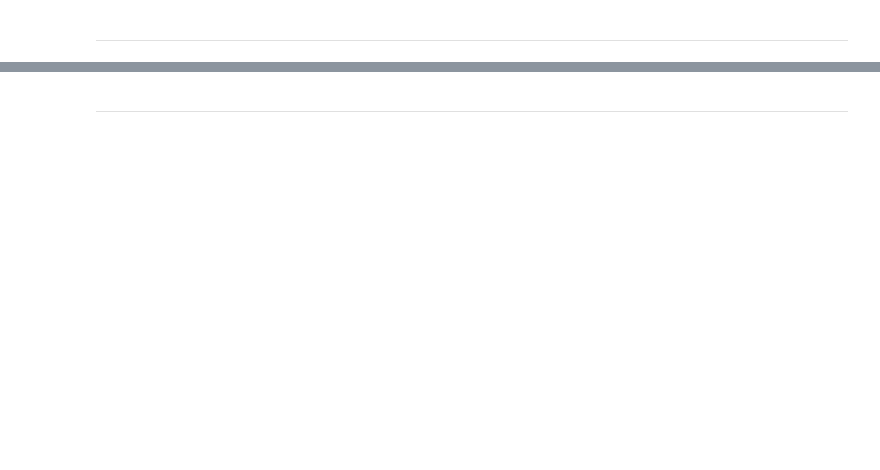
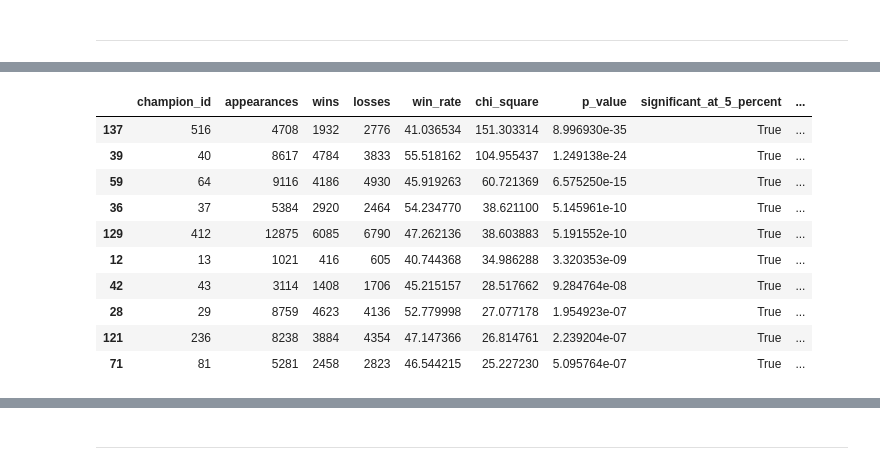
Before and after one commit to Abauker/League-of-Legends-Ranked-Match-Analysis, a Jupyter notebook: jupyter_notebooks/Statistical Analysis.ipynb, the cells around one changed output, grey strips where cells are left out. Cells and saved outputs as stored; diff of their text form; code cells hidden in the pictures; blank space fills up the shorter version.

Commit message:
Completed Readme, EDA, ETL, and Statistical Analysis. Added CleanedData.csv

```diff
--- a/jupyter_notebooks/Statistical Analysis.ipynb
+++ b/jupyter_notebooks/Statistical Analysis.ipynb
@@ -54,0 +59,3 @@ import seaborn as sns
+# %%
+df = pd.read_csv("Dataset/CleanedData/cleanData.csv")
+df.head()
@@ -68,0 +173,73 @@ This hypothesis is this thing
+# %%
+from scipy import stats
+
+# Count wins and losses for every champion appearance.
+champion_columns = [
+    f"{team}_champ{champion_number}id"
+    for team in ("t1", "t2")
+    for champion_number in range(1, 6)
+]
+
+champion_records = []
+for champion_column in champion_columns:
+    team = 1 if champion_column.startswith("t1_") else 2
+    champion_records.append(
+        pd.DataFrame({
+            "champion_id": df[champion_column],
+            "win": (df["winner"] == team).astype(int)
+        })
+    )
+
+champion_results = pd.concat(champion_records, ignore_index=True)
+champion_summary = champion_results.groupby("champion_id")["win"].agg(
+    appearances="count",
+    wins="sum"
+)
+champion_summary["losses"] = champion_summary["appearances"] - champion_summary["wins"]
+champion_summary["win_rate"] = champion_summary["wins"] / champion_summary["appearances"] * 100
+
+# Test each champion's observed wins/losses against an expected 50/50 split.
+alpha = 0.05
+chi_square_results = []
+for champion_id, row in champion_summary.iterrows():
+    observed = [row["wins"], row["losses"]]
+    expected = [row["appearances"] / 2, row["appearances"] / 2]
+    statistic, p_value = stats.chisquare(observed, f_exp=expected)
+    chi_square_results.append({
+        "champion_id": champion_id,
+        "appearances": int(row["appearances"]),
+        "wins": int(row["wins"]),
+        "losses": int(row["losses"]),
+        "win_rate": row["win_rate"],
+        "chi_square": statistic,
+        "p_value": p_value
+    })
+
+chi_square_results = pd.DataFrame(chi_square_results).sort_values("p_value")
+bonferroni_alpha = alpha / len(chi_square_results)
+chi_square_results["significant_at_5_percent"] = chi_square_results["p_value"] < alpha
+chi_square_results["significant_after_bonferroni"] = (
+    chi_square_results["p_value"] < bonferroni_alpha
+)
+
+# A pooled test is included for completeness, but is balanced by construction:
+# every match contributes five winning and five losing champion appearances.
+pooled_observed = [champion_summary["wins"].sum(), champion_summary["losses"].sum()]
+pooled_expected = [sum(pooled_observed) / 2, sum(pooled_observed) / 2]
+pooled_statistic, pooled_p_value = stats.chisquare(
+    pooled_observed,
+    f_exp=pooled_expected
+)
+
+print(f"Pooled chi-square statistic: {pooled_statistic:.2f}")
+print(f"Pooled p-value: {pooled_p_value:.6g}")
+print(f"Champions significant at 5%: {chi_square_results['significant_at_5_percent'].sum()}")
+print(f"Champions significant after Bonferroni correction: {chi_square_results['significant_after_bonferroni'].sum()}")
+
+if chi_square_results["significant_after_bonferroni"].any():
+    print("Conclusion: Reject the null hypothesis for the affected champions; their win rates differ significantly from 50%.")
+else:
+    print("Conclusion: Fail to reject the null hypothesis; no champion differs significantly from 50% after correction.")
+
+chi_square_results.head(10)
+# %% [output]
@@ -69 +251,12 @@ This hypothesis is this thing
+|  | champion_id | appearances | wins | losses | win_rate | chi_square | p_value | significant_at_5_percent | ... |
+| 137 | 516 | 4708 | 1932 | 2776 | 41.036534 | 151.303314 | 8.996930e-35 | True | ... |
+| 39 | 40 | 8617 | 4784 | 3833 | 55.518162 | 104.955437 | 1.249138e-24 | True | ... |
+| 59 | 64 | 9116 | 4186 | 4930 | 45.919263 | 60.721369 | 6.575250e-15 | True | ... |
+| 36 | 37 | 5384 | 2920 | 2464 | 54.234770 | 38.621100 | 5.145961e-10 | True | ... |
+| 129 | 412 | 12875 | 6085 | 6790 | 47.262136 | 38.603883 | 5.191552e-10 | True | ... |
+| 12 | 13 | 1021 | 416 | 605 | 40.744368 | 34.986288 | 3.320353e-09 | True | ... |
+| 42 | 43 | 3114 | 1408 | 1706 | 45.215157 | 28.517662 | 9.284764e-08 | True | ... |
+| 28 | 29 | 8759 | 4623 | 4136 | 52.779998 | 27.077178 | 1.954923e-07 | True | ... |
+| 121 | 236 | 8238 | 3884 | 4354 | 47.147366 | 26.814761 | 2.239204e-07 | True | ... |
+| 71 | 81 | 5281 | 2458 | 2823 | 46.544215 | 25.227230 | 5.095764e-07 | True | ... |
 # %% [markdown]
```
Also changed, not shown: parts of 34 cells of this notebook, 4 other files.
